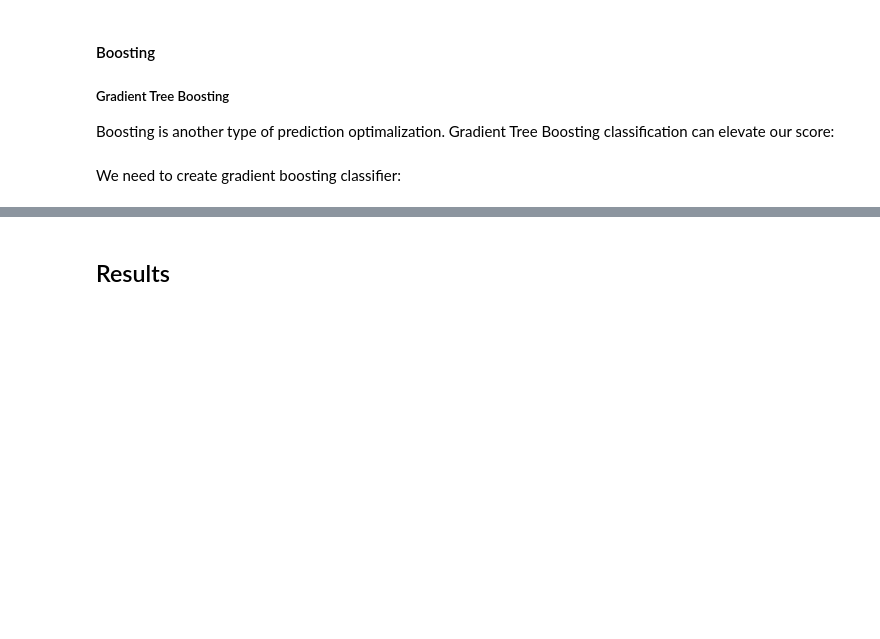
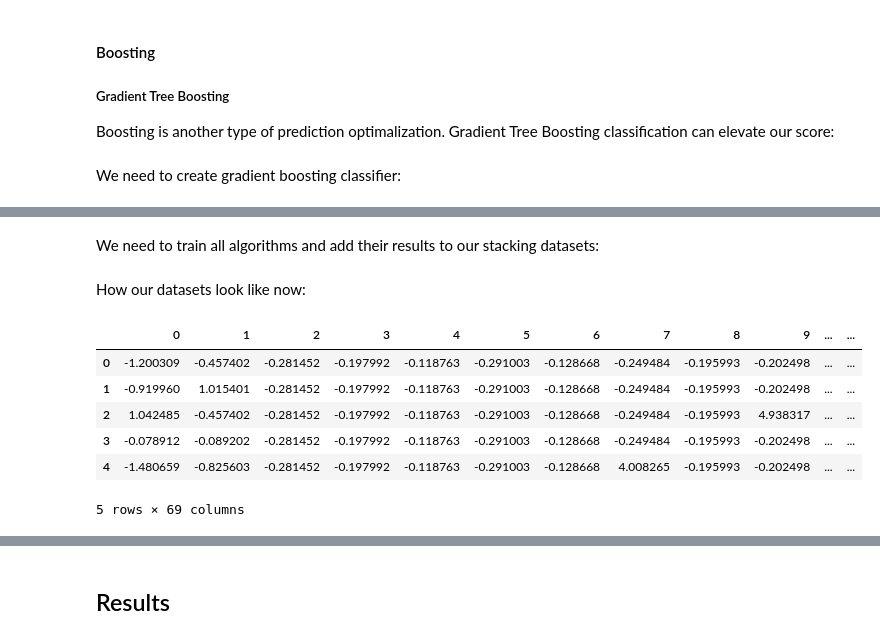
Before and after one commit to pmacinec/vos2-men-women-classification, a Jupyter notebook: projekt1_macinec.ipynb, the cells around one changed output, grey strips where cells are left out. Cells and saved outputs as stored; diff of their text form; code cells hidden in the pictures; blank space fills up the shorter version.

```diff
--- a/projekt1_macinec.ipynb
+++ b/projekt1_macinec.ipynb
@@ -1215,5 +1360,10 @@ from sklearn.ensemble import VotingClassifier
 As LogisticRegression, RandomForest, LinearSVM and XGBoost did the best job, we will combine them into one voting classifier:
 # %%
 # classifiers
+lr = LogisticRegression(random_state = 0)
+rf = RandomForestClassifier(max_depth=10, random_state=0, n_estimators=80)
+xgbc = xgb.XGBClassifier(max_depth = 5, random_state=0)
+svcl = LinearSVC(random_state=0)
+
 classifiers = [('LR', lr), ('RF', rf), ('XGB', xgbc), ('SVC', svcl)]
 voting_classifier = VotingClassifier(estimators=classifiers, voting='hard')
@@ -1264,0 +1427,28 @@ Gradient Tree Boosting turned out to be a good classifier, 87 percent accuracy i
+# %%
+base_algorithms = [
+            ('SVM', LinearSVC(random_state=0)),
+            ('RF', RandomForestClassifier(max_depth=10, random_state=0, n_estimators=80)),
+            ('XGB', xgb.XGBClassifier(max_depth = 5, random_state=0)),
+]
+# %%
+# datasets where results of base algorithms will be added
+stacking_train_dataset = pd.DataFrame(X_train)
+stacking_test_dataset = pd.DataFrame(X_test)
+# %% [markdown]
+We need to train all algorithms and add their results to our stacking datasets:
+# %%
+for name, algorithm in base_algorithms:
+    stacking_train_dataset[name] = algorithm.fit(X_train, y_train).predict(X_train)
+    stacking_test_dataset[name] = algorithm.predict(X_test)
+# %% [markdown]
+How our datasets look like now:
+# %%
+stacking_train_dataset.head()
+# %% [output]
+|  | 0 | 1 | 2 | 3 | 4 | 5 | 6 | 7 | 8 | 9 | ... | ... |
+| 0 | -1.200309 | -0.457402 | -0.281452 | -0.197992 | -0.118763 | -0.291003 | -0.128668 | -0.249484 | -0.195993 | -0.202498 | ... | ... |
+| 1 | -0.919960 | 1.015401 | -0.281452 | -0.197992 | -0.118763 | -0.291003 | -0.128668 | -0.249484 | -0.195993 | -0.202498 | ... | ... |
+| 2 | 1.042485 | -0.457402 | -0.281452 | -0.197992 | -0.118763 | -0.291003 | -0.128668 | -0.249484 | -0.195993 | 4.938317 | ... | ... |
+| 3 | -0.078912 | -0.089202 | -0.281452 | -0.197992 | -0.118763 | -0.291003 | -0.128668 | -0.249484 | -0.195993 | -0.202498 | ... | ... |
+| 4 | -1.480659 | -0.825603 | -0.281452 | -0.197992 | -0.118763 | -0.291003 | -0.128668 | 4.008265 | -0.195993 | -0.202498 | ... | ... |
+5 rows × 69 columns
```
Also changed, not shown: parts of 132 cells of this notebook.
